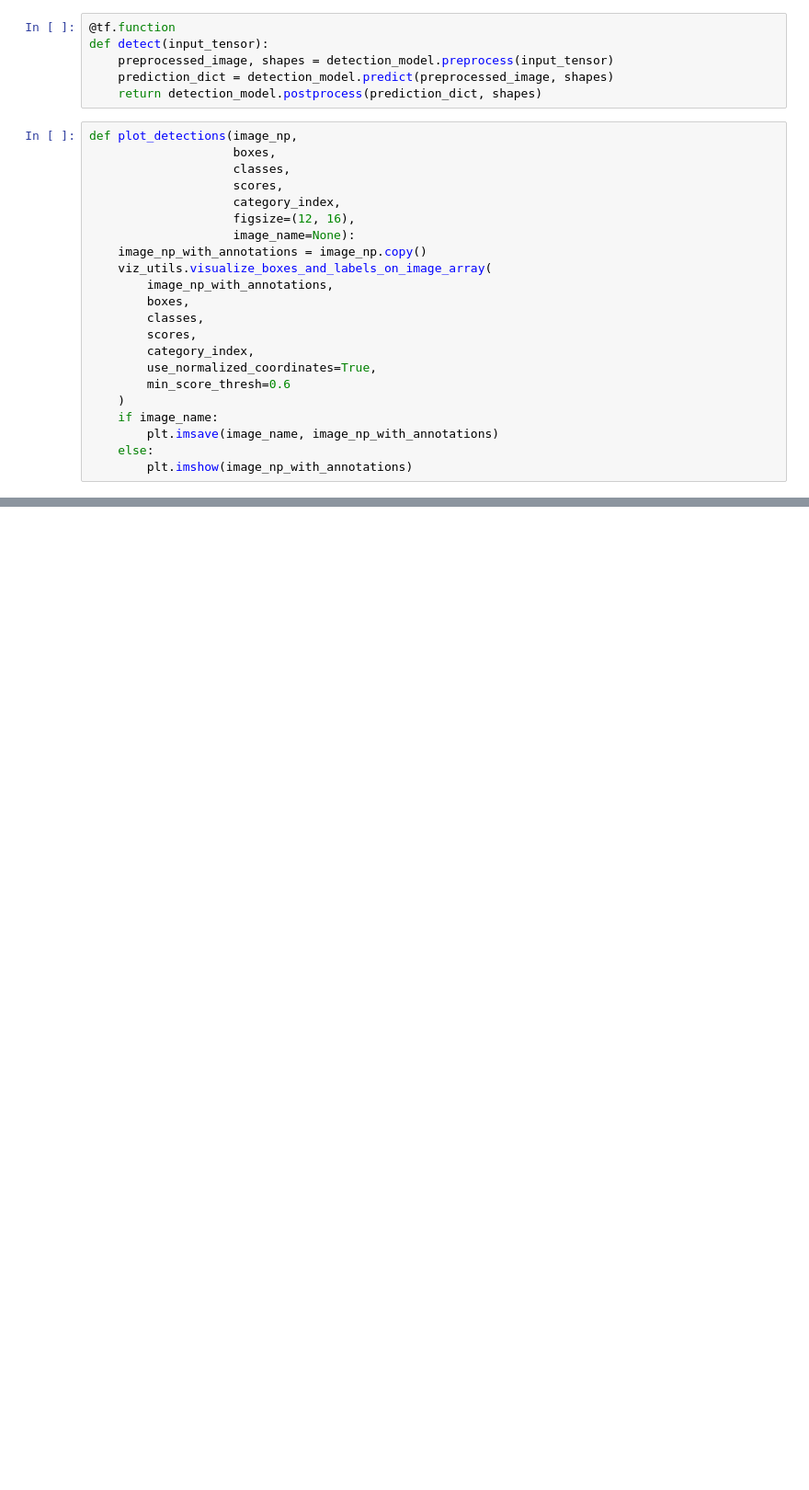
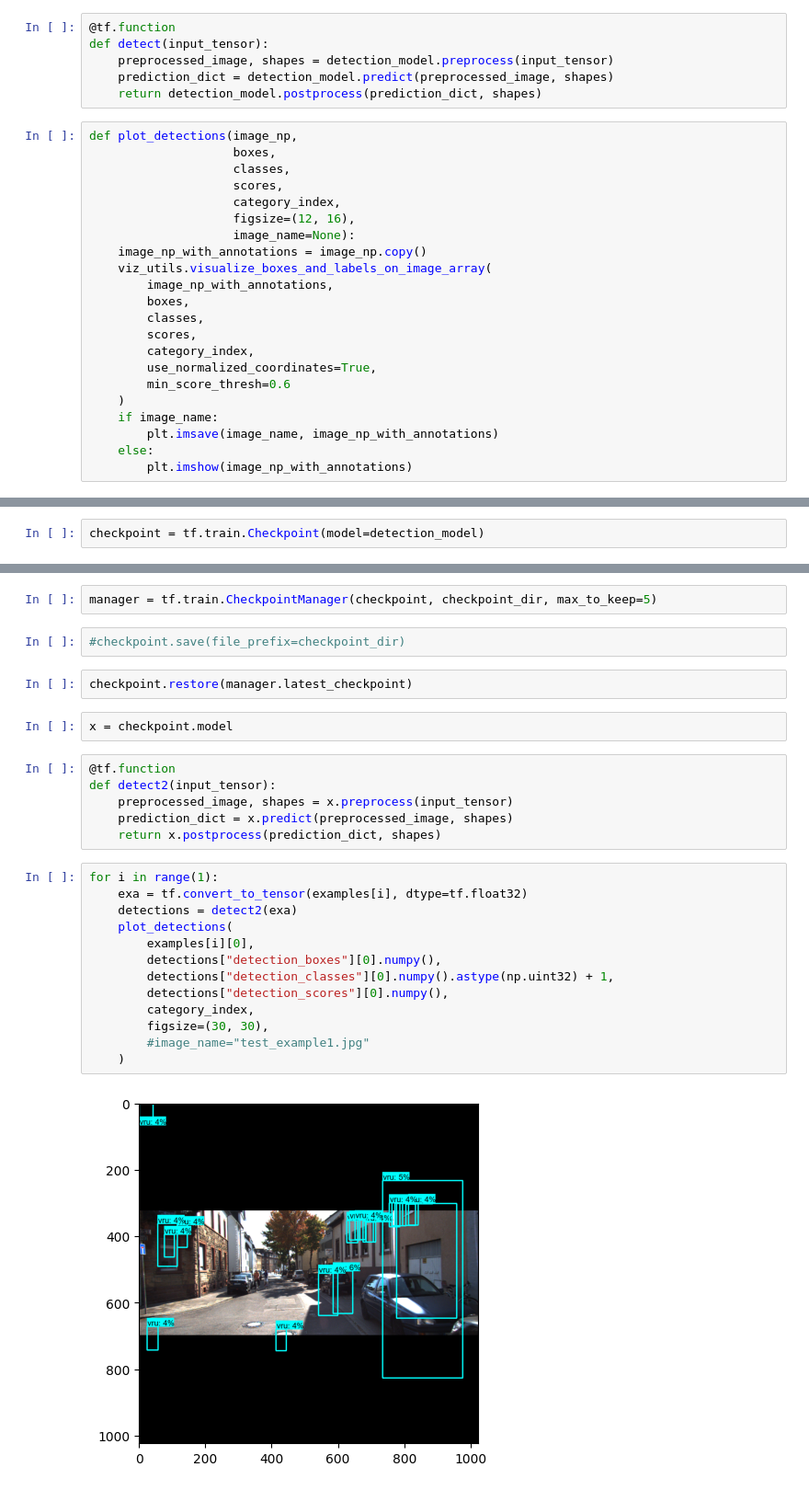
Before and after one commit to 082T/Uncertainty, a Jupyter notebook: LoadModelPutRightHead.ipynb, the cells around one changed output, grey strips where cells are left out. Shown at 92% size. Cells and saved outputs as stored; diff of their text form; blank space fills up the shorter version.

```diff
--- a/LoadModelPutRightHead.ipynb
+++ b/LoadModelPutRightHead.ipynb
@@ -338,0 +328,2 @@ UsageError: Line magic function `%tensorboard` not found.
+# %%
+checkpoint = tf.train.Checkpoint(model=detection_model)
@@ -338,0 +332,29 @@ UsageError: Line magic function `%tensorboard` not found.
+# %%
+manager = tf.train.CheckpointManager(checkpoint, checkpoint_dir, max_to_keep=5)
+# %%
+#checkpoint.save(file_prefix=checkpoint_dir)
+# %%
+checkpoint.restore(manager.latest_checkpoint)
+# %%
+x = checkpoint.model
+# %%
+@tf.function
+def detect2(input_tensor):
+    preprocessed_image, shapes = x.preprocess(input_tensor)
+    prediction_dict = x.predict(preprocessed_image, shapes)
+    return x.postprocess(prediction_dict, shapes)
+# %%
+for i in range(1):
+    exa = tf.convert_to_tensor(examples[i], dtype=tf.float32)
+    detections = detect2(exa)
+    plot_detections(
+        examples[i][0],
+        detections["detection_boxes"][0].numpy(),
+        detections["detection_classes"][0].numpy().astype(np.uint32) + 1,
+        detections["detection_scores"][0].numpy(),
+        category_index,
+        figsize=(30, 30),
+        #image_name="test_example1.jpg"
+    )
+# %% [output]
+[figure, added]
```
Also changed, not shown: parts of 8 cells of this notebook.
